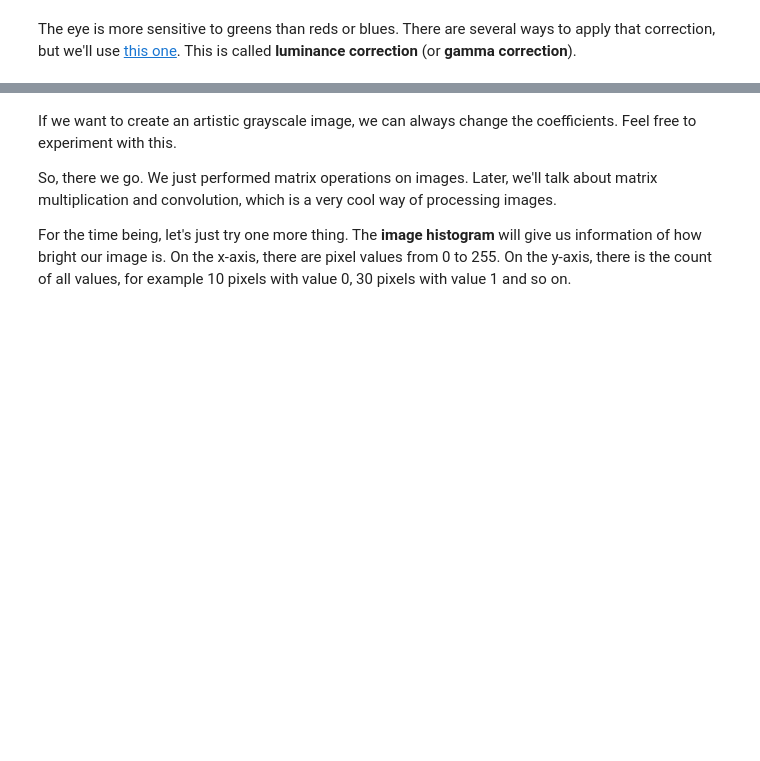
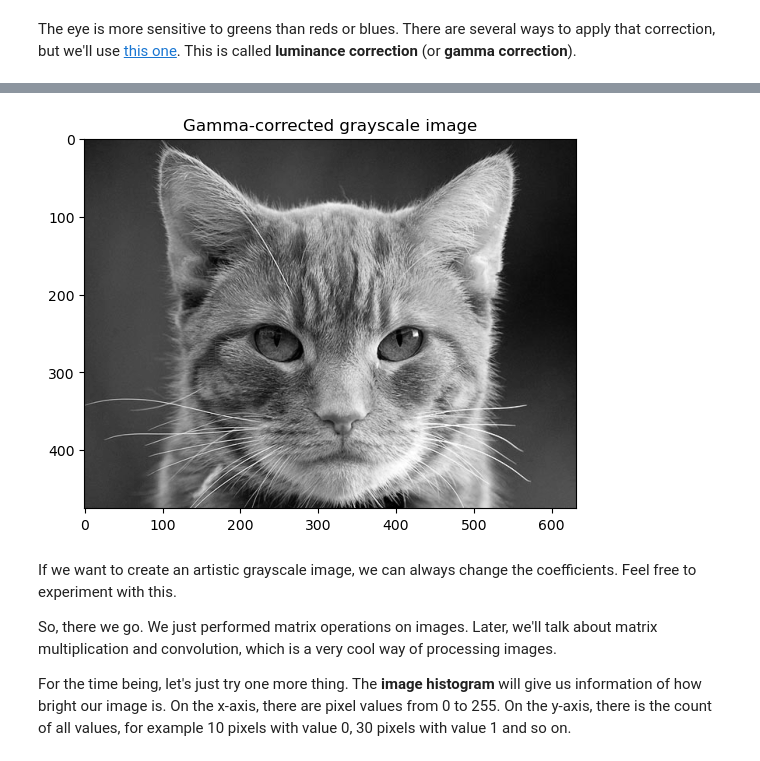
Before and after one commit to petiatodorova/Math-Concepts-For-Developers-June2024, a Jupyter notebook: 08.Linear-Algebra-Exercise/Linear Algebra Exercise.ipynb, the cells around one changed output, grey strips where cells are left out. Saved outputs shown, nothing was run; the diff lists cells and outputs as text; code cells hidden in the pictures; blank space fills up the shorter version.

```diff
--- a/08.Linear-Algebra-Exercise/Linear Algebra Exercise.ipynb
+++ b/08.Linear-Algebra-Exercise/Linear Algebra Exercise.ipynb
@@ -496,3 +530,12 @@ plt.show()
+# %%
+cat_image_gray_corrected = (0.799 * cat_image_r_normalized +
+                            0.387 * cat_image_g_normalized +
+                            0.514 * cat_image_b_normalized)
+plt.gca().imshow(cat_image_gray_corrected, cmap = plt.cm.gray)
+plt.title("Gamma-corrected grayscale image")
+plt.show()
+# %% [output]
+[figure, added]
 # %% [markdown]
 If we want to create an artistic grayscale image, we can always change the coefficients. Feel free to experiment with this.
 
```
Also changed, not shown: parts of 11 cells of this notebook.
